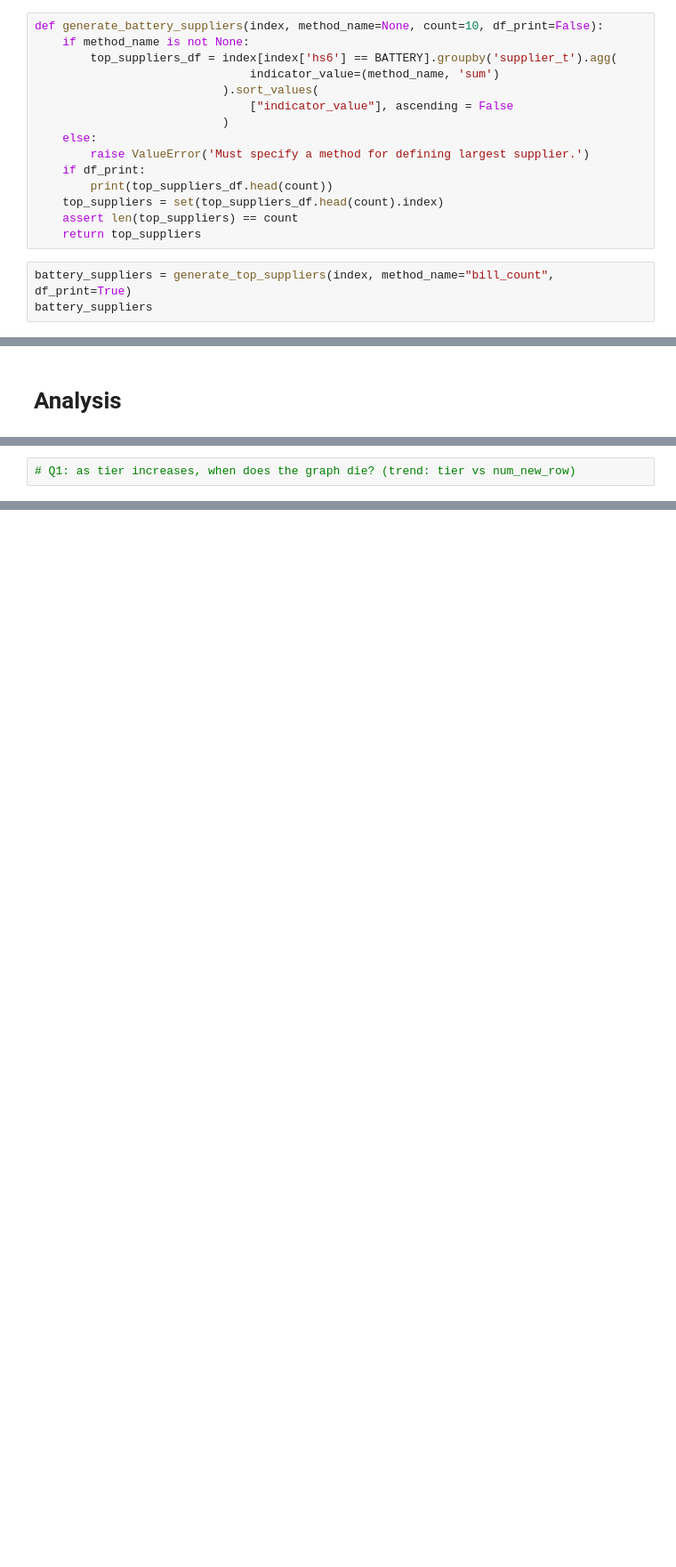
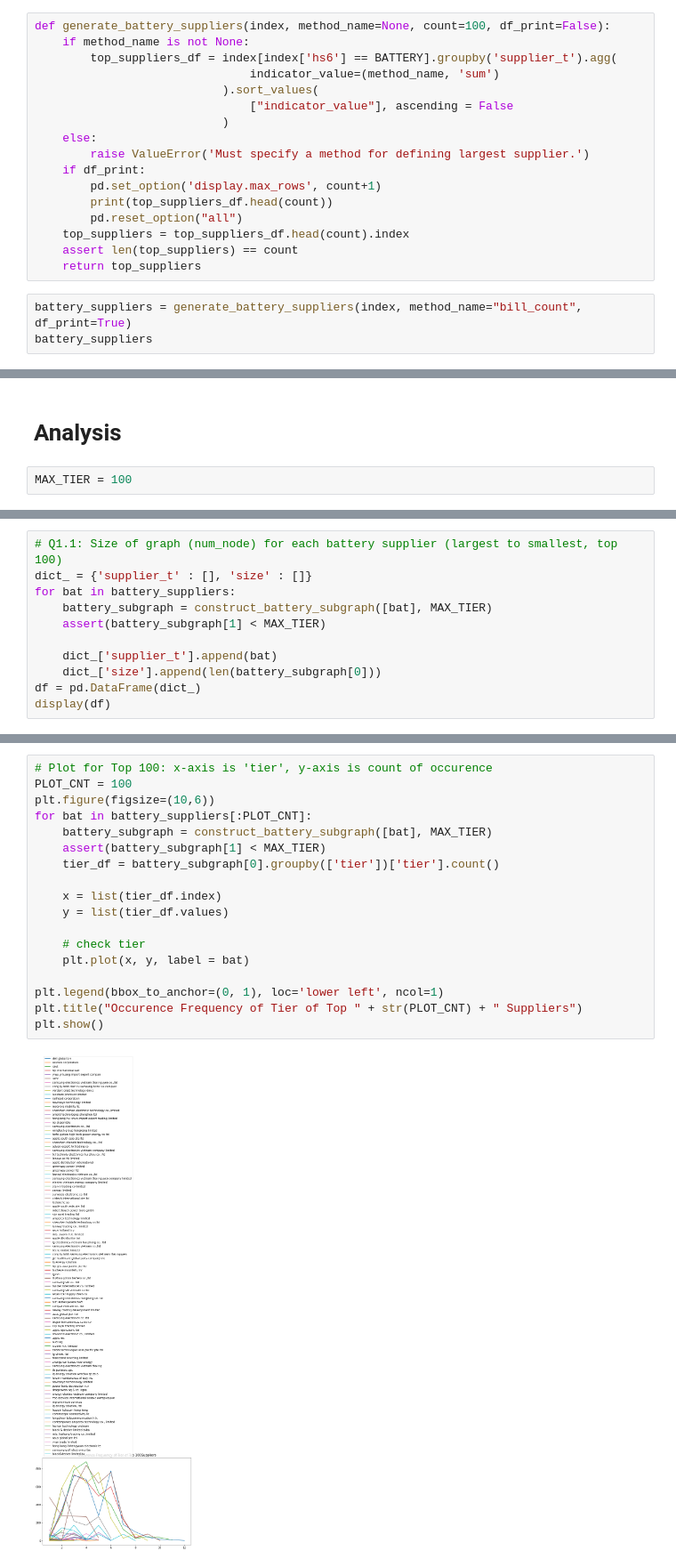
Before and after one commit to juandifers/supply-chain-model, a Jupyter notebook: battery_subgraph_reconstruction.ipynb, the cells around one changed output, grey strips where cells are left out. Shown: that part at 89% size. Drawn from its saved outputs; the diff is of its cells as text; blank space fills up the shorter version.

Commit message:
[fix] Bug resolved for 'tier' column not found in BFS.

```diff
--- a/battery_subgraph_reconstruction.ipynb
+++ b/battery_subgraph_reconstruction.ipynb
@@ -45,7 +45,7 @@ weight_sum      0
 amount_sum      0
 dtype: int64
 # %%
-def generate_battery_suppliers(index, method_name=None, count=10, df_print=False):
+def generate_battery_suppliers(index, method_name=None, count=100, df_print=False):
     if method_name is not None:
         top_suppliers_df = index[index['hs6'] == BATTERY].groupby('supplier_t').agg(
                                indicator_value=(method_name, 'sum')
@@ -55,11 +55,13 @@ def generate_battery_suppliers(index, method_name=None, count=10, df_print=False
     else:
         raise ValueError('Must specify a method for defining largest supplier.')
     if df_print:
+        pd.set_option('display.max_rows', count+1)
         print(top_suppliers_df.head(count))
-    top_suppliers = set(top_suppliers_df.head(count).index)
+        pd.reset_option("all")
+    top_suppliers = top_suppliers_df.head(count).index
     assert len(top_suppliers) == count
     return top_suppliers
 # %%
-battery_suppliers = generate_top_suppliers(index, method_name="bill_count", df_print=True)
+battery_suppliers = generate_battery_suppliers(index, method_name="bill_count", df_print=True)
 battery_suppliers
 # %% [output]
@@ -147,2 +147,4 @@ yiwu yihuang import export compan 2
 # %% [markdown]
 # Analysis
+# %%
+MAX_TIER = 100
@@ -149,2 +153,11 @@ yiwu yihuang import export compan 2
 # %%
-# Q1: as tier increases, when does the graph die? (trend: tier vs num_new_row)
+# Q1.1: Size of graph (num_node) for each battery supplier (largest to smallest, top 100)
+dict_ = {'supplier_t' : [], 'size' : []}
+for bat in battery_suppliers:
+    battery_subgraph = construct_battery_subgraph([bat], MAX_TIER)
+    assert(battery_subgraph[1] < MAX_TIER)
+
+    dict_['supplier_t'].append(bat)
+    dict_['size'].append(len(battery_subgraph[0]))
+df = pd.DataFrame(dict_)
+display(df)
@@ -150,0 +178,20 @@ yiwu yihuang import export compan 2
+# %%
+# Plot for Top 100: x-axis is 'tier', y-axis is count of occurence
+PLOT_CNT = 100
+plt.figure(figsize=(10,6))
+for bat in battery_suppliers[:PLOT_CNT]:
+    battery_subgraph = construct_battery_subgraph([bat], MAX_TIER)
+    assert(battery_subgraph[1] < MAX_TIER)
+    tier_df = battery_subgraph[0].groupby(['tier'])['tier'].count()
+
+    x = list(tier_df.index)
+    y = list(tier_df.values)
+
+    # check tier
+    plt.plot(x, y, label = bat)
+
+plt.legend(bbox_to_anchor=(0, 1), loc='lower left', ncol=1)
+plt.title("Occurence Frequency of Tier of Top " + str(PLOT_CNT) + " Suppliers")
+plt.show()
+# %% [output]
+[figure, added]
```
Also changed, not shown: parts of 13 cells of this notebook.
